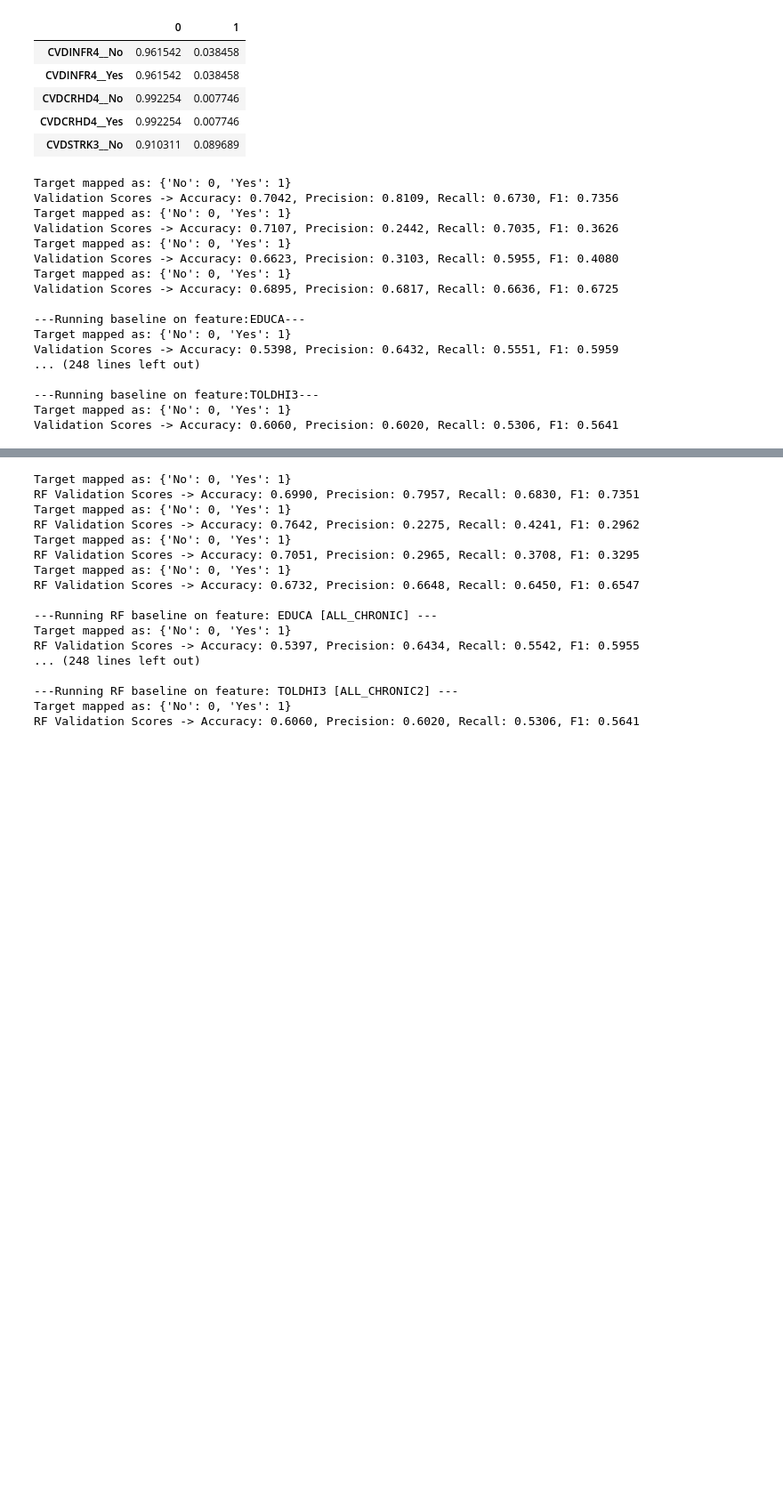
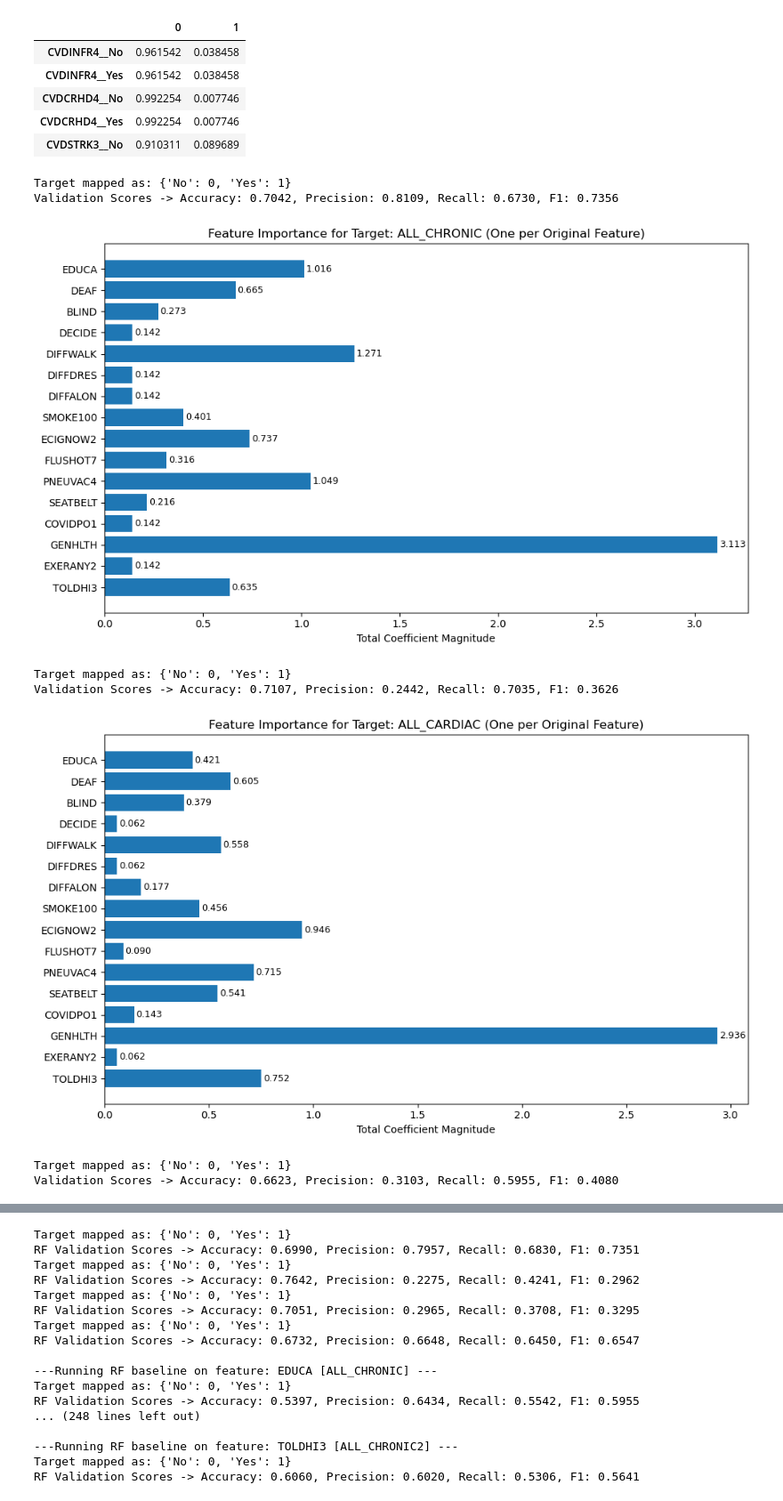
Before and after one commit to sksizer/dat_490, a Jupyter notebook: rq3.ipynb, the cells around one changed output, grey strips where cells are left out. Shown at 89% size. Drawn from its saved outputs; the diff is of its cells as text; code cells hidden in the pictures; blank space fills up the shorter version.

Commit message:
updated graph section

```diff
--- a/rq3.ipynb
+++ b/rq3.ipynb
@@ -673,47 +673,38 @@ mc_val=df_val.copy()
 # %%
 ###BASELINE SCORES
 
-all_chronic_scores = j_process.run_logistic_model(df_rawtrain,df_rawval,feature_list,"ALL_CHRONIC")
-all_cardiac_scores = j_process.run_logistic_model(df_rawtrain,df_rawval,feature_list,"ALL_CARDIAC")
-all_pul_scores = j_process.run_logistic_model(df_rawtrain,df_rawval,feature_list,"ALL_PUL")
-all_chronic2_scores = j_process.run_logistic_model(df_rawtrain,df_rawval,feature_list,"ALL_CHRONIC2")
+all_chronic_scores = j_process.run_logistic_model(df_rawtrain,df_rawval,feature_list,"ALL_CHRONIC",plot_importance=True,importance_filename="all_chronic_importance.jpg")
+all_cardiac_scores = j_process.run_logistic_model(df_rawtrain,df_rawval,feature_list,"ALL_CARDIAC",plot_importance=True,importance_filename="all_cardiac_importance.jpg")
+all_pul_scores = j_process.run_logistic_model(df_rawtrain,df_rawval,feature_list,"ALL_PUL",plot_importance=True,importance_filename="all_pul_importance.jpg")
+all_chronic2_scores = j_process.run_logistic_model(df_rawtrain,df_rawval,feature_list,"ALL_CHRONIC2",plot_importance=True,importance_filename="all_chronic2_importance.jpg")
 all_chronic_results_dict={}
 all_cardiac_results_dict={}
 all_pul_results_dict={}
 all_chronic2_results_dict={}
 for feature in feature_list:
     print(f"\n---Running baseline on feature:{feature}---")
     results = j_process.run_logistic_model(df_rawtrain,df_rawval,[feature],"ALL_CHRONIC")
     all_chronic_results_dict[feature]=results
 
 for feature in feature_list:
     print(f"\n---Running baseline on feature:{feature}---")
     results = j_process.run_logistic_model(df_rawtrain,df_rawval,[feature],"ALL_CARDIAC")
     all_cardiac_results_dict[feature]=results
 
 for feature in feature_list:
     print(f"\n---Running baseline on feature:{feature}---")
     results = j_process.run_logistic_model(df_rawtrain,df_rawval,[feature],"ALL_PUL")
     all_pul_results_dict[feature]=results
 for feature in feature_list:
     print(f"\n---Running baseline on feature:{feature}---")
     results = j_process.run_logistic_model(df_rawtrain,df_rawval,[feature],"ALL_CHRONIC2")
     all_chronic2_results_dict[feature]=results
 # %% [output]
 Target mapped as: {'No': 0, 'Yes': 1}
 Validation Scores -> Accuracy: 0.7042, Precision: 0.8109, Recall: 0.6730, F1: 0.7356
-Target mapped as: {'No': 0, 'Yes': 1}
-Validation Scores -> Accuracy: 0.7107, Precision: 0.2442, Recall: 0.7035, F1: 0.3626
-Target mapped as: {'No': 0, 'Yes': 1}
-Validation Scores -> Accuracy: 0.6623, Precision: 0.3103, Recall: 0.5955, F1: 0.4080
-Target mapped as: {'No': 0, 'Yes': 1}
-Validation Scores -> Accuracy: 0.6895, Precision: 0.6817, Recall: 0.6636, F1: 0.6725
-
----Running baseline on feature:EDUCA---
-Target mapped as: {'No': 0, 'Yes': 1}
-Validation Scores -> Accuracy: 0.5398, Precision: 0.6432, Recall: 0.5551, F1: 0.5959
-... (248 lines left out)
-
----Running baseline on feature:TOLDHI3---
-Target mapped as: {'No': 0, 'Yes': 1}
-Validation Scores -> Accuracy: 0.6060, Precision: 0.6020, Recall: 0.5306, F1: 0.5641
+[figure, added]
+Target mapped as: {'No': 0, 'Yes': 1}
+Validation Scores -> Accuracy: 0.7107, Precision: 0.2442, Recall: 0.7035, F1: 0.3626
+[figure, added]
+Target mapped as: {'No': 0, 'Yes': 1}
+Validation Scores -> Accuracy: 0.6623, Precision: 0.3103, Recall: 0.5955, F1: 0.4080
```
Also changed, not shown: parts of 3 cells of this notebook, 1 other file.
